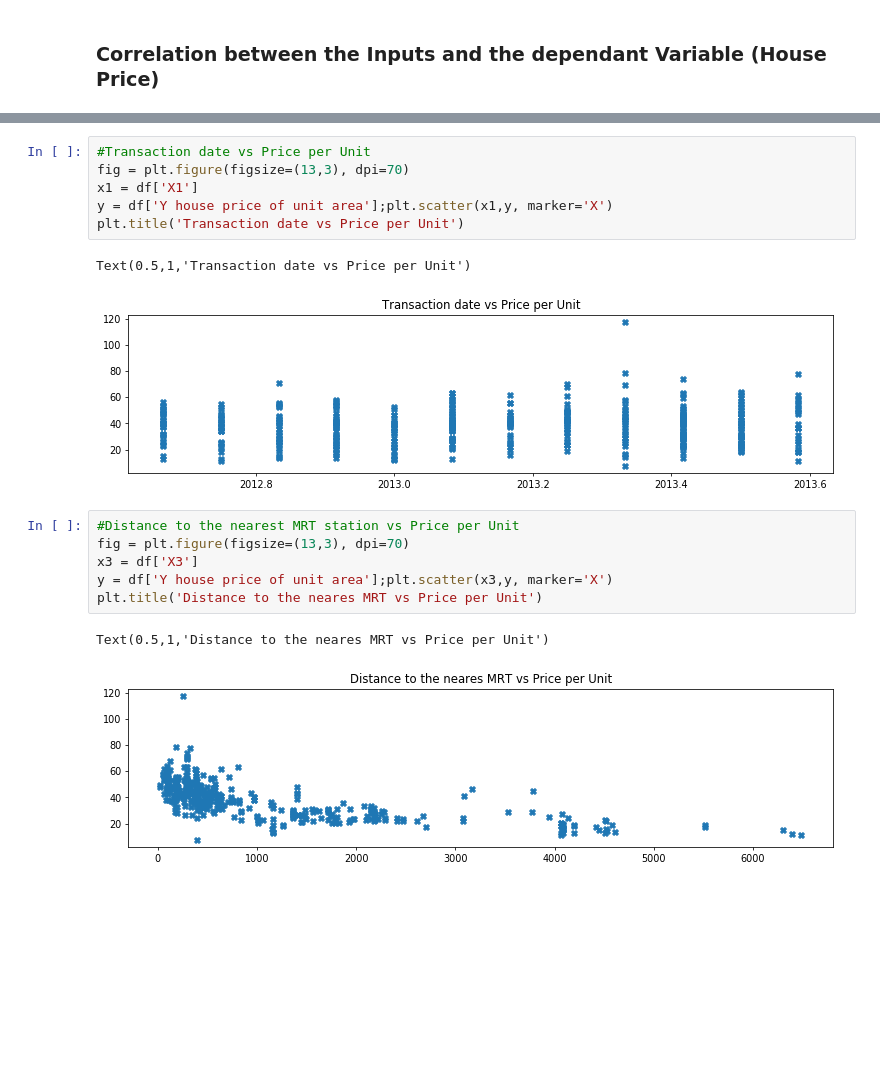
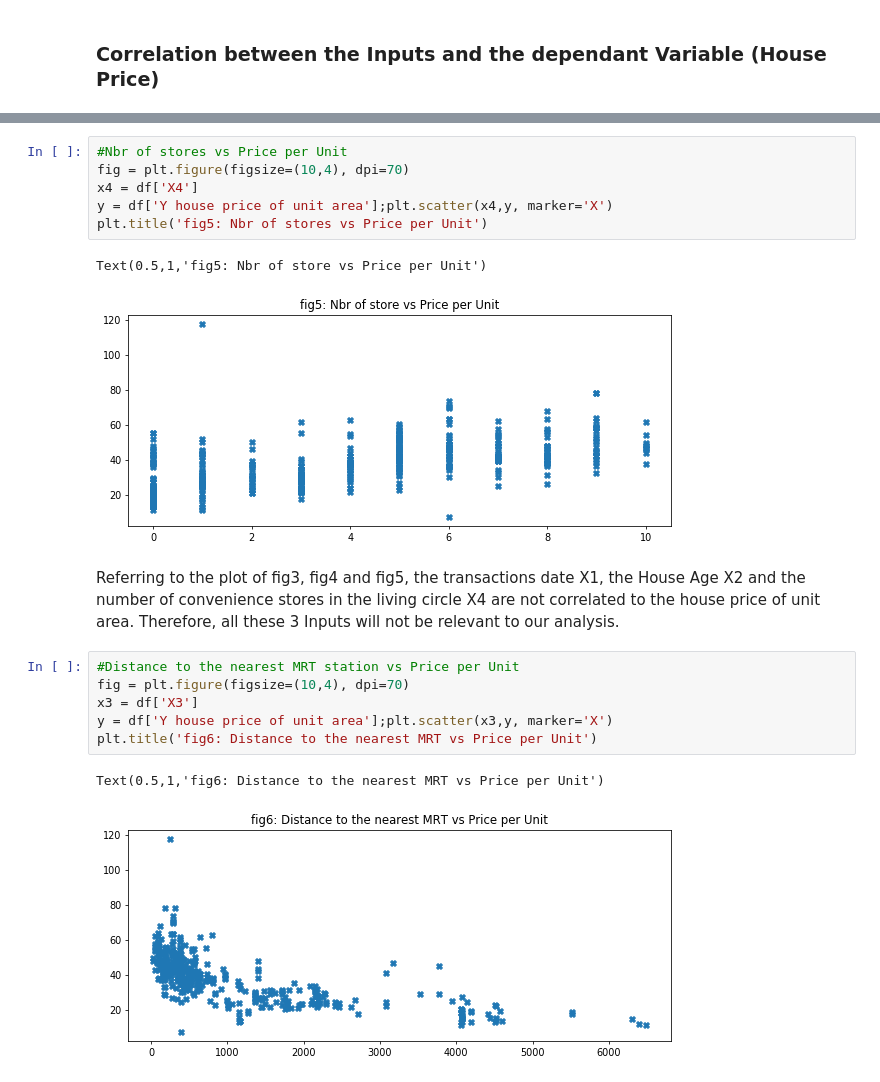
Before and after one commit to kelly19958468/Multivariable-Linear-Regression-Problem, a Jupyter notebook: Real Estate Valuation .ipynb, the cells around one changed output, grey strips where cells are left out. Saved outputs shown, nothing was run; the diff lists cells and outputs as text; blank space fills up the shorter version.

```diff
--- a/Real Estate Valuation .ipynb
+++ b/Real Estate Valuation .ipynb
@@ -95,18 +113,20 @@ X5 and X6 are highly correlated.
 # %%
-#Transaction date vs Price per Unit
-fig = plt.figure(figsize=(13,3), dpi=70)
-x1 = df['X1']
-y = df['Y house price of unit area'];plt.scatter(x1,y, marker='X')
-plt.title('Transaction date vs Price per Unit')
+#Nbr of stores vs Price per Unit
+fig = plt.figure(figsize=(10,4), dpi=70)
+x4 = df['X4']
+y = df['Y house price of unit area'];plt.scatter(x4,y, marker='X')
+plt.title('fig5: Nbr of stores vs Price per Unit')
 # %% [output]
-Text(0.5,1,'Transaction date vs Price per Unit')
+Text(0.5,1,'fig5: Nbr of store vs Price per Unit')
-[figure, old version]
+[figure, new version]
+# %% [markdown]
+Referring to the plot of fig3, fig4 and fig5, the transactions date X1, the House Age X2 and the number of convenience stores in the living circle X4 are not correlated to the house price of unit area. Therefore, all these 3 Inputs will not be relevant to our analysis.
 # %%
 #Distance to the nearest MRT station vs Price per Unit
-fig = plt.figure(figsize=(13,3), dpi=70)
+fig = plt.figure(figsize=(10,4), dpi=70)
 x3 = df['X3']
 y = df['Y house price of unit area'];plt.scatter(x3,y, marker='X')
-plt.title('Distance to the neares MRT vs Price per Unit')
+plt.title('fig6: Distance to the nearest MRT vs Price per Unit')
 # %% [output]
-Text(0.5,1,'Distance to the neares MRT vs Price per Unit')
+Text(0.5,1,'fig6: Distance to the nearest MRT vs Price per Unit')
-[figure, old version]
+[figure, new version]
```
Also changed, not shown: parts of 7 cells of this notebook.
